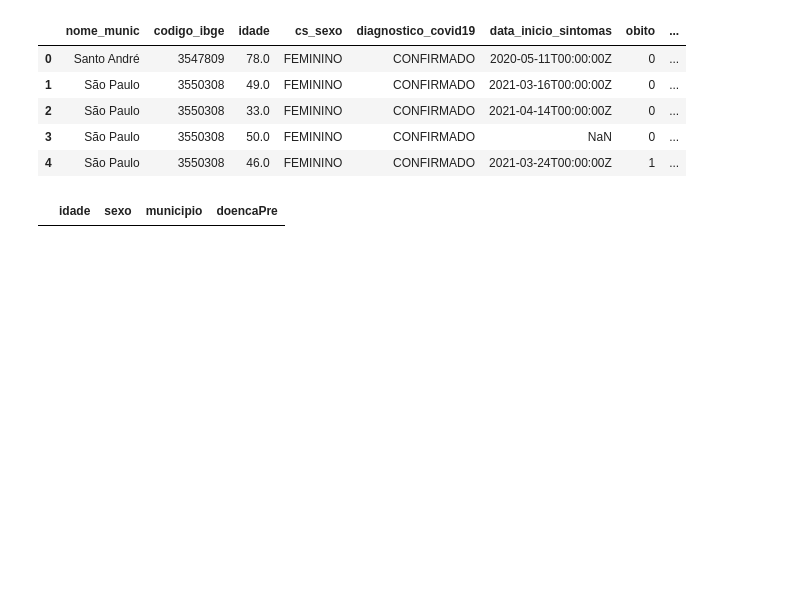
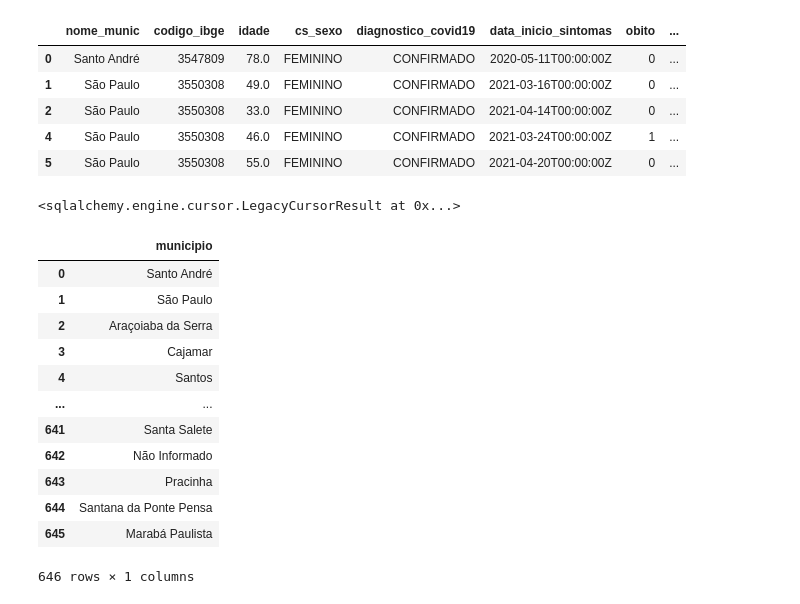
Before and after one commit to ssousa97/effective-system, a Jupyter notebook: data-analysis.ipynb, the cells around one changed output. Saved outputs shown, nothing was run; the diff lists cells and outputs as text; code cells hidden in the pictures; blank space fills up the shorter version.

```diff
--- a/data-analysis.ipynb
+++ b/data-analysis.ipynb
@@ -10,12 +10,12 @@ from main import main
 if not os.path.exists('doencas-existentes/casos_obitos_doencas_preexistentes.csv'):
   main()
 # %%
-pre_df = pd.read_csv('doencas-existentes/casos_obitos_doencas_preexistentes.csv', sep=';')
+pre_df = pd.read_csv('doencas-existentes/casos_obitos_doencas_preexistentes.csv', sep=';').dropna()
 pre_df.head()
 # %% [output]
 |  | nome_munic | codigo_ibge | idade | cs_sexo | diagnostico_covid19 | data_inicio_sintomas | obito | ... |
 | 0 | Santo André | 3547809 | 78.0 | FEMININO | CONFIRMADO | 2020-05-11T00:00:00Z | 0 | ... |
 | 1 | São Paulo | 3550308 | 49.0 | FEMININO | CONFIRMADO | 2021-03-16T00:00:00Z | 0 | ... |
 | 2 | São Paulo | 3550308 | 33.0 | FEMININO | CONFIRMADO | 2021-04-14T00:00:00Z | 0 | ... |
-| 3 | São Paulo | 3550308 | 50.0 | FEMININO | CONFIRMADO | NaN | 0 | ... |
 | 4 | São Paulo | 3550308 | 46.0 | FEMININO | CONFIRMADO | 2021-03-24T00:00:00Z | 1 | ... |
+| 5 | São Paulo | 3550308 | 55.0 | FEMININO | CONFIRMADO | 2021-04-20T00:00:00Z | 0 | ... |
@@ -28,25 +31,63 @@ Idade = Table('Idade', metadata,
   Column('idade', Integer, primary_key=True),
 )
 Sexo = Table('Sexo', metadata,
-  Column('sexo', String(1), primary_key=True),
+  Column('sexo', String, primary_key=True),
 )
 Municipio = Table('Municipio', metadata,
-  Column('nome', String, primary_key=True),
+  Column('municipio', String, primary_key=True),
 )
 
 Paciente = Table('Paciente', metadata,
   Column('idade', Integer, ForeignKey("Idade.idade"), nullable=False),
-  Column('sexo', String(1), ForeignKey("Sexo.sexo"), nullable=False),
-  Column('municipio', Integer, ForeignKey("Municipio.id"), nullable=False),
-  Column('doencaPre', Boolean, nullable=False),
+  Column('sexo', String, ForeignKey("Sexo.sexo"), nullable=False),
+  Column('municipio', String, ForeignKey("Municipio.municipio"), nullable=False),
+  Column('asma', String, nullable=False),
+  Column('obito', Boolean, nullable=False),
 )
 metadata.create_all(engine)
+# %%
+idade_list = pre_df.idade.dropna().unique()
+sexo_list = pre_df.cs_sexo.dropna().unique()
+municipio_list = pre_df.nome_munic.dropna().unique()
+# %%
+idade_dict = [
+  {"idade": int(idade)}
+  for idade in idade_list
+]
+
+sexo_dict = [
+  {"sexo": sexo}
+  for sexo in sexo_list
+]
+
+municipio_dict = [
+  {"municipio": m}
+  for m in municipio_list
+]
+# %%
+engine.execute(Idade.insert().values(idade_dict))
+engine.execute(Sexo.insert().values(sexo_dict))
+engine.execute(Municipio.insert().values(municipio_dict))
+# %% [output]
+<sqlalchemy.engine.cursor.LegacyCursorResult at 0x...>
 # %%
 pd.read_sql(
   """
-  SELECT * FROM Paciente LIMIT 10
+  SELECT municipio FROM Municipio
   """,
   engine
 )
 # %% [output]
-|  | idade | sexo | municipio | doencaPre |
+|  | municipio |
+| 0 | Santo André |
+| 1 | São Paulo |
+| 2 | Araçoiaba da Serra |
+| 3 | Cajamar |
+| 4 | Santos |
+| ... | ... |
+| 641 | Santa Salete |
+| 642 | Não Informado |
+| 643 | Pracinha |
+| 644 | Santana da Ponte Pensa |
+| 645 | Marabá Paulista |
+646 rows × 1 columns
```
Also changed, not shown: parts of 26 cells of this notebook.
